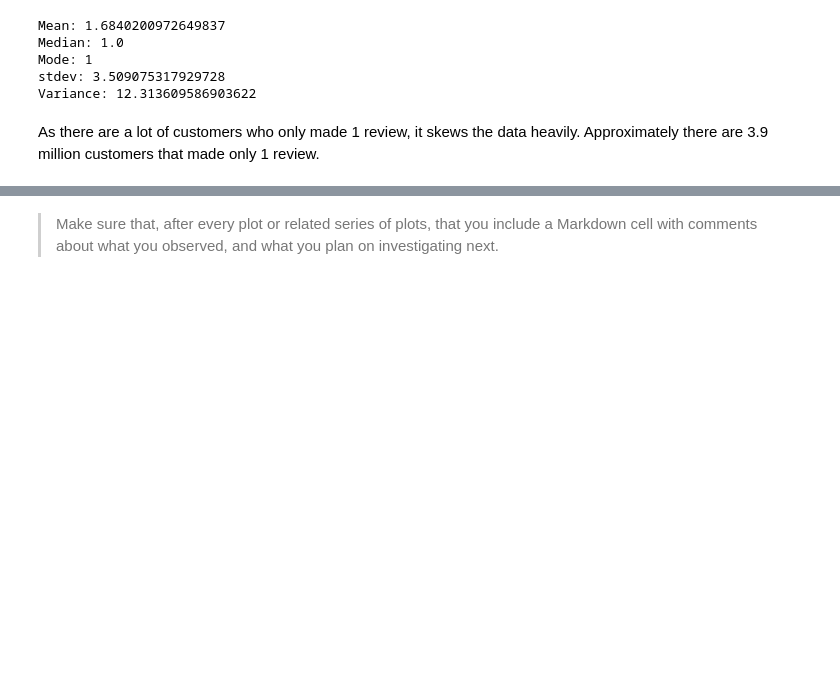
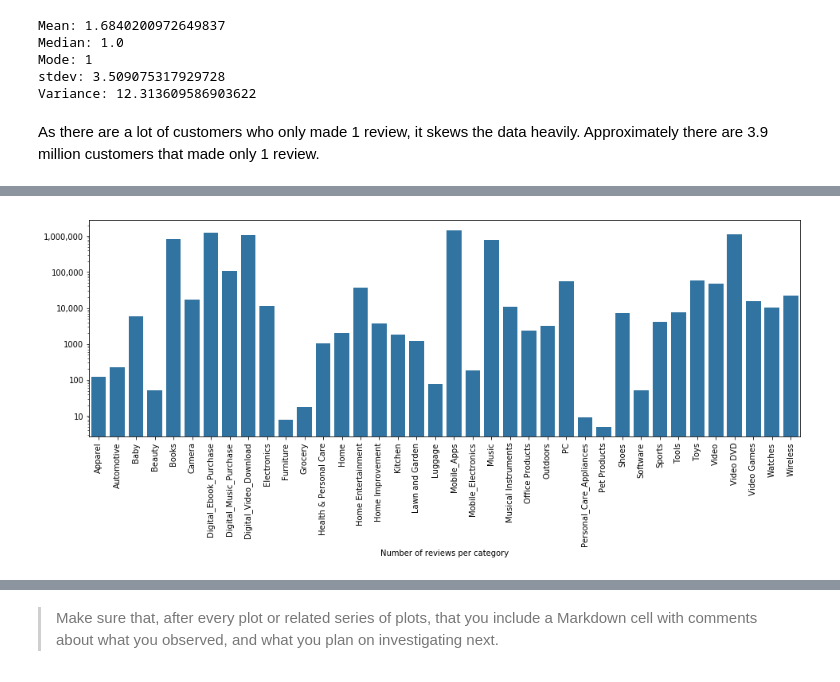
Before and after one commit to ElectricKea/CommunicateFindings_Udacity_Project, a Jupyter notebook: exploration.ipynb, the cells around one changed output, grey strips where cells are left out. Cells and saved outputs as stored; diff of their text form; code cells hidden in the pictures; blank space fills up the shorter version.

```diff
--- a/exploration.ipynb
+++ b/exploration.ipynb
@@ -453,6 +471,19 @@ review_date_df = reviews[['review_id', 'review_date']].copy()
 review_date_df['review_date']=pd.to_datetime(review_date_df.review_date)
 review_date_df.index=review_date_df['review_date']
 data = review_date_df.groupby(pd.Grouper(freq='M')).review_id.count()
+# %%
+#Number of reviews per category
+x=reviews.groupby("product_category").count()['customer_id']
+
+plt.figure(figsize=[16, 5])
+sb.barplot(x=x.index, y=x.values, color=sb.color_palette()[0])
+plt.yscale('log')
+plt.yticks([1e1, 1e2, 1e3, 1e4, 1e5, 1e6], ['10', '100', '1000', '10,000', '100,000', '1,000,000'])
+plt.xticks(rotation=90)
+plt.xlabel('Number of reviews per category')
+plt.show()
+# %% [output]
+[figure, added]
 # %%
 x=pd.date_range(start='1/1/1995', periods=22, freq='12M').tolist()
 
```
Also changed, not shown: parts of 40 cells of this notebook.
